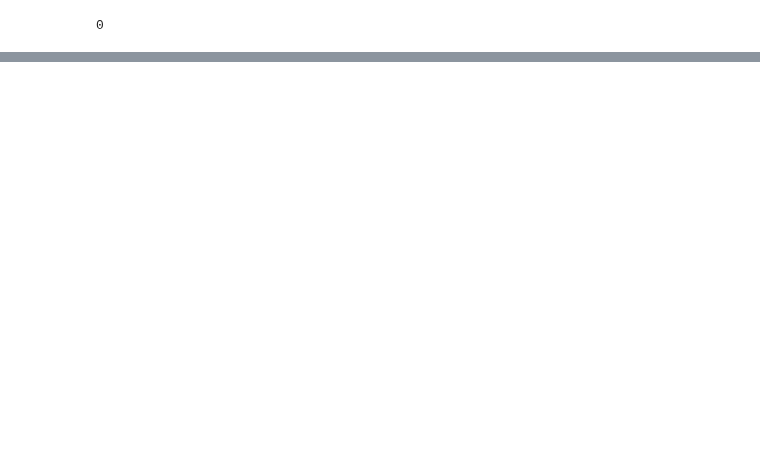
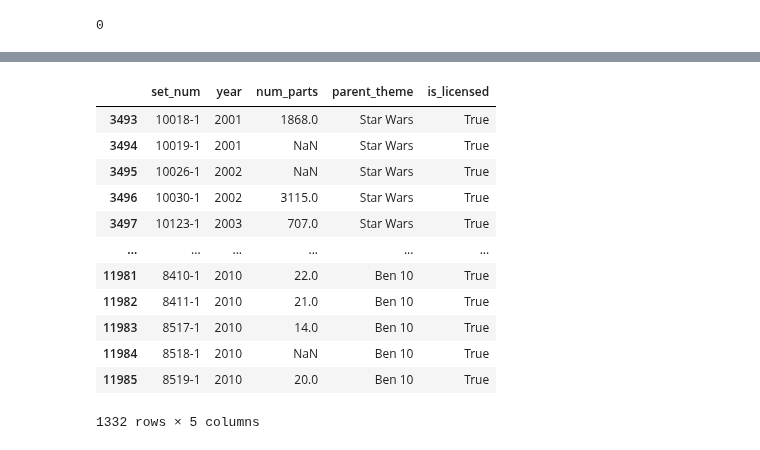
Before and after one commit to lajwithsingh/Lego_Data_Analytics, a Jupyter notebook: lego_analysis.ipynb, the cells around one changed output, grey strips where cells are left out. Saved outputs shown, nothing was run; the diff lists cells and outputs as text; code cells hidden in the pictures; blank space fills up the shorter version.

```diff
--- a/lego_analysis.ipynb
+++ b/lego_analysis.ipynb
@@ -181,0 +196,3 @@ df.head()
+# %%
+merged_data = df.merge(parent_theme, how = 'inner', left_on = 'parent_theme', right_on = 'name',suffixes = ('_Left','_Right'))
+merged_data.head()
@@ -181,0 +276,3 @@ df.head()
+# %%
+merged_subset = merged_data[['set_num','year','num_parts','parent_theme','is_licensed']]
+merged_subset.head()
@@ -181,0 +286,18 @@ df.head()
+# %%
+licensed_subset = merged_subset[merged_subset["is_licensed"]]
+# %%
+licensed_subset
+# %% [output]
+|  | set_num | year | num_parts | parent_theme | is_licensed |
+| 3493 | 10018-1 | 2001 | 1868.0 | Star Wars | True |
+| 3494 | 10019-1 | 2001 | NaN | Star Wars | True |
+| 3495 | 10026-1 | 2002 | NaN | Star Wars | True |
+| 3496 | 10030-1 | 2002 | 3115.0 | Star Wars | True |
+| 3497 | 10123-1 | 2003 | 707.0 | Star Wars | True |
+| ... | ... | ... | ... | ... | ... |
+| 11981 | 8410-1 | 2010 | 22.0 | Ben 10 | True |
+| 11982 | 8411-1 | 2010 | 21.0 | Ben 10 | True |
+| 11983 | 8517-1 | 2010 | 14.0 | Ben 10 | True |
+| 11984 | 8518-1 | 2010 | NaN | Ben 10 | True |
+| 11985 | 8519-1 | 2010 | 20.0 | Ben 10 | True |
+1332 rows × 5 columns
```
Also changed, not shown: parts of 48 cells of this notebook.
